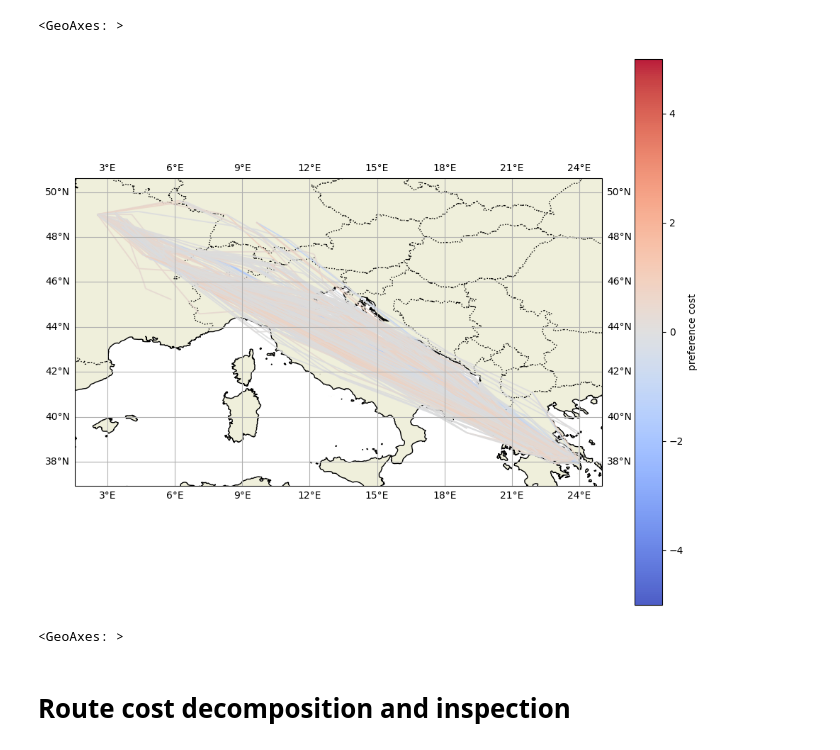
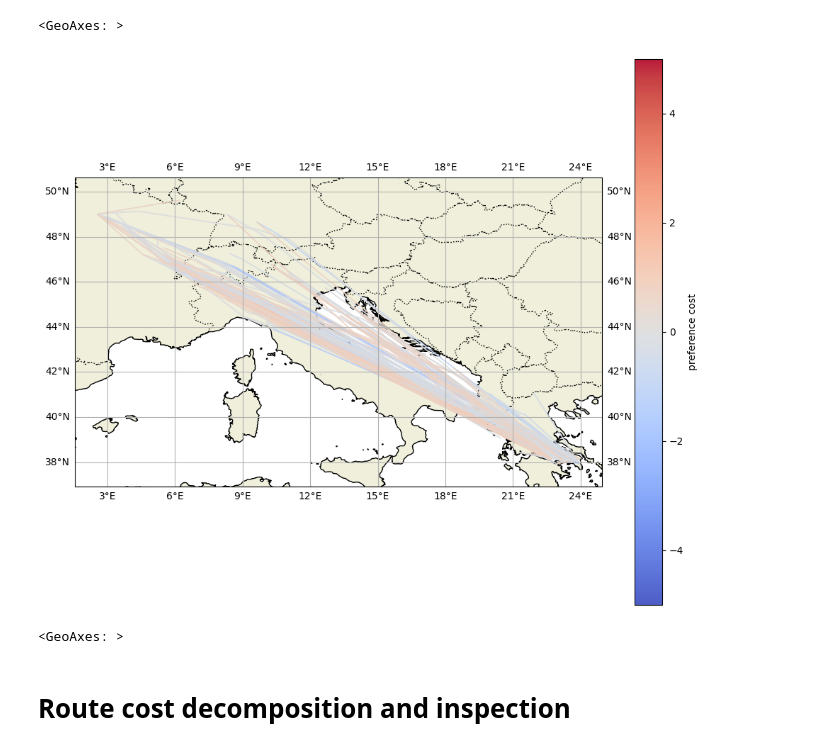
Before and after one commit to thinhhoang95/project-equinox, a Jupyter notebook: src/equinox/posttrain/checkpoint_interpret.ipynb, the cells around one changed output. Saved outputs shown, nothing was run; the diff lists cells and outputs as text; code cells hidden in the pictures.

```diff
--- a/src/equinox/posttrain/checkpoint_interpret.ipynb
+++ b/src/equinox/posttrain/checkpoint_interpret.ipynb
@@ -117,16 +117,16 @@ Loading route graph from /Volumes/CrucialX/project-equinox/data/cases/LGAV_LFPG/
 # %%
 plot_edge_preferences_cartopy(
     payload["graph"],
     edge_preferences=payload["edge_preferences"],
     cmap="coolwarm",
     linewidth=1.3,
     alpha=0.9,
-    percentile=0.5,
+    percentile=0.1,
     percentile_mode="contrast", # upper = more preferred, lower = less preferred, contrast = half lowest, half highest
     preference_color_range=(-5,5)
 )
 # %% [output]
-[figure, old version]
+[figure, new version]
 <GeoAxes: >
 # %% [markdown]
 # Route cost decomposition and inspection
```
Also changed, not shown: parts of 2 cells of this notebook, 6 other files.
